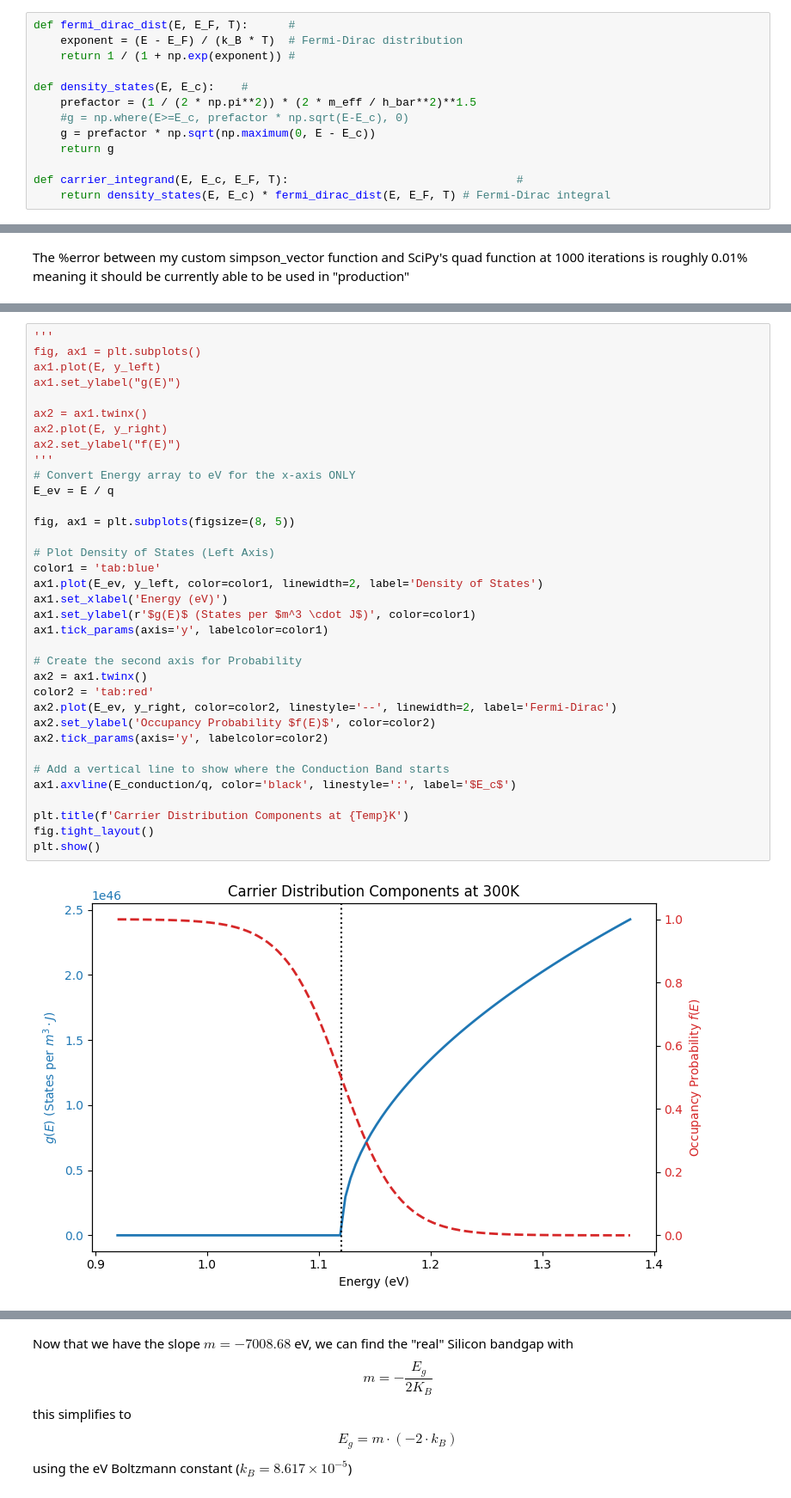
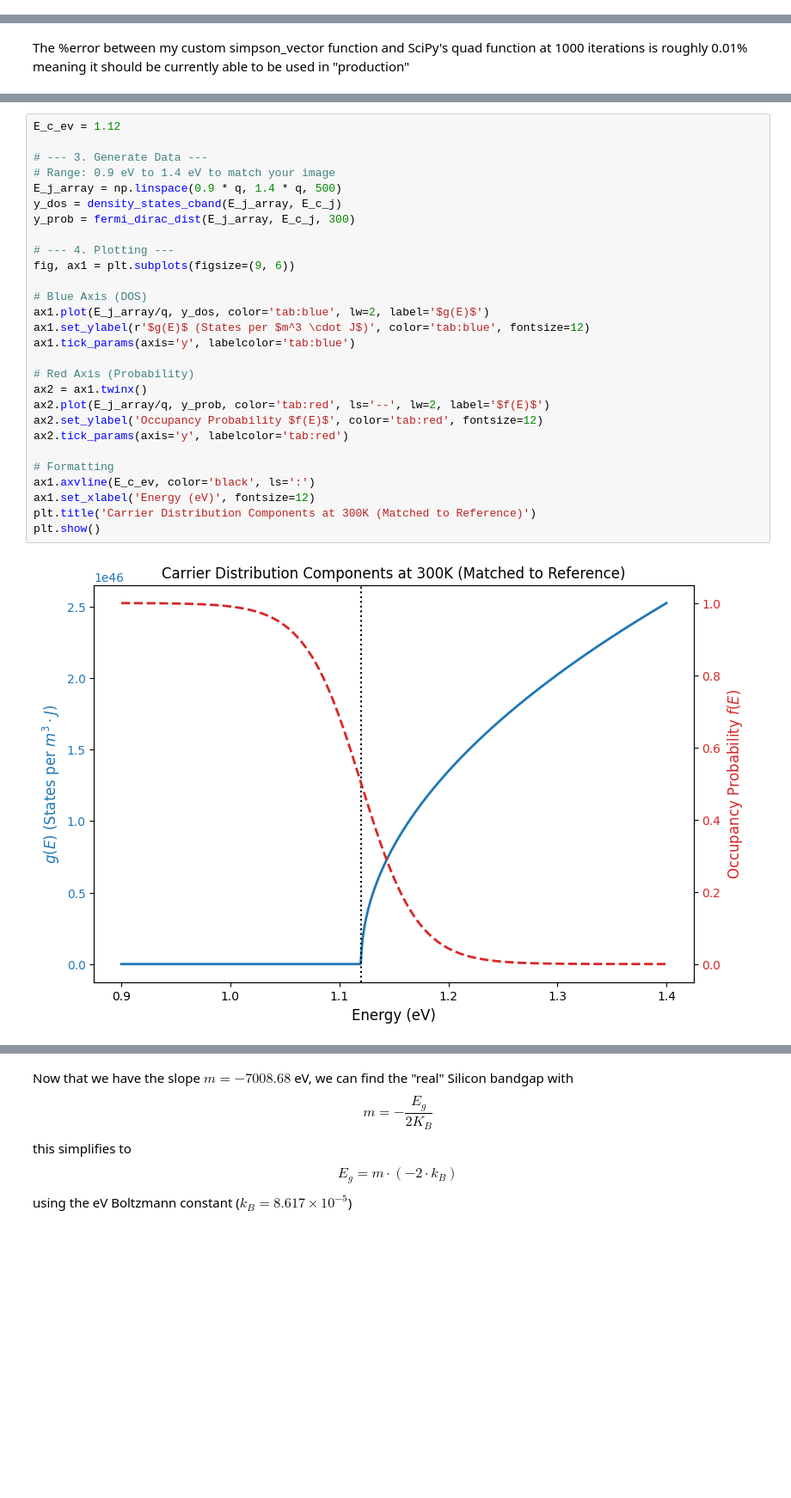
Before and after one commit to Signalbowl54/Carrier_Concentration, a Jupyter notebook: carrier_sim.ipynb, the cells around one changed output, grey strips where cells are left out. Shown at 86% size. Saved outputs shown, nothing was run; the diff lists cells and outputs as text; blank space fills up the shorter version.

```diff
--- a/carrier_sim.ipynb
+++ b/carrier_sim.ipynb
@@ -20,13 +35,0 @@ E_Fermi = 0.56 * q # Fermi level
-# %%
-def fermi_dirac_dist(E, E_F, T):      #
-    exponent = (E - E_F) / (k_B * T)  # Fermi-Dirac distribution
-    return 1 / (1 + np.exp(exponent)) #
-
-def density_states(E, E_c):    #
-    prefactor = (1 / (2 * np.pi**2)) * (2 * m_eff / h_bar**2)**1.5
-    #g = np.where(E>=E_c, prefactor * np.sqrt(E-E_c), 0)
-    g = prefactor * np.sqrt(np.maximum(0, E - E_c))
-    return g
-
-def carrier_integrand(E, E_c, E_F, T):                                  #
-    return density_states(E, E_c) * fermi_dirac_dist(E, E_F, T) # Fermi-Dirac integral
@@ -113,38 +152,31 @@ n_values = [pt.simpson_vector(carrier_integrand, E_conduction, E_conduction + (1
 # %%
-'''
-fig, ax1 = plt.subplots()
-ax1.plot(E, y_left)
-ax1.set_ylabel("g(E)")
+E_c_ev = 1.12
 
+# --- 3. Generate Data ---
+# Range: 0.9 eV to 1.4 eV to match your image
+E_j_array = np.linspace(0.9 * q, 1.4 * q, 500)
+y_dos = density_states_cband(E_j_array, E_c_j)
+y_prob = fermi_dirac_dist(E_j_array, E_c_j, 300)
+
+# --- 4. Plotting ---
+fig, ax1 = plt.subplots(figsize=(9, 6))
+
+# Blue Axis (DOS)
+ax1.plot(E_j_array/q, y_dos, color='tab:blue', lw=2, label='$g(E)$')
+ax1.set_ylabel(r'$g(E)$ (States per $m^3 \cdot J$)', color='tab:blue', fontsize=12)
+ax1.tick_params(axis='y', labelcolor='tab:blue')
+
+# Red Axis (Probability)
 ax2 = ax1.twinx()
-ax2.plot(E, y_right)
-ax2.set_ylabel("f(E)")
-'''
-# Convert Energy array to eV for the x-axis ONLY
-E_ev = E / q
+ax2.plot(E_j_array/q, y_prob, color='tab:red', ls='--', lw=2, label='$f(E)$')
+ax2.set_ylabel('Occupancy Probability $f(E)$', color='tab:red', fontsize=12)
+ax2.tick_params(axis='y', labelcolor='tab:red')
 
-fig, ax1 = plt.subplots(figsize=(8, 5))
-
-# Plot Density of States (Left Axis)
-color1 = 'tab:blue'
-ax1.plot(E_ev, y_left, color=color1, linewidth=2, label='Density of States')
-ax1.set_xlabel('Energy (eV)')
-ax1.set_ylabel(r'$g(E)$ (States per $m^3 \cdot J$)', color=color1)
-ax1.tick_params(axis='y', labelcolor=color1)
-
-# Create the second axis for Probability
-ax2 = ax1.twinx()
-color2 = 'tab:red'
-ax2.plot(E_ev, y_right, color=color2, linestyle='--', linewidth=2, label='Fermi-Dirac')
-ax2.set_ylabel('Occupancy Probability $f(E)$', color=color2)
-ax2.tick_params(axis='y', labelcolor=color2)
-
-# Add a vertical line to show where the Conduction Band starts
-ax1.axvline(E_conduction/q, color='black', linestyle=':', label='$E_c$')
-
-plt.title(f'Carrier Distribution Components at {Temp}K')
-fig.tight_layout()
+# Formatting
+ax1.axvline(E_c_ev, color='black', ls=':')
+ax1.set_xlabel('Energy (eV)', fontsize=12)
+plt.title('Carrier Distribution Components at 300K (Matched to Reference)')
 plt.show()
 # %% [output]
-[figure, old version]
+[figure, new version]
 # %%
```
Also changed, not shown: parts of 10 cells of this notebook.
